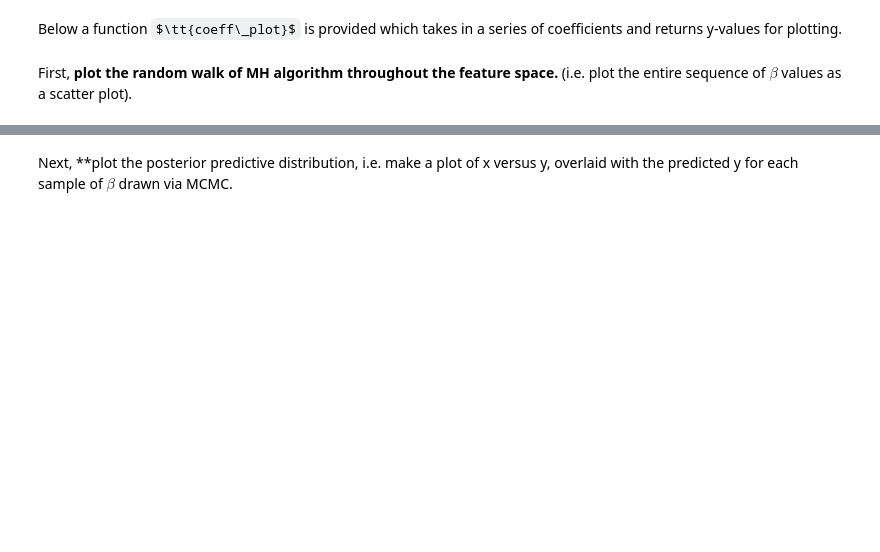
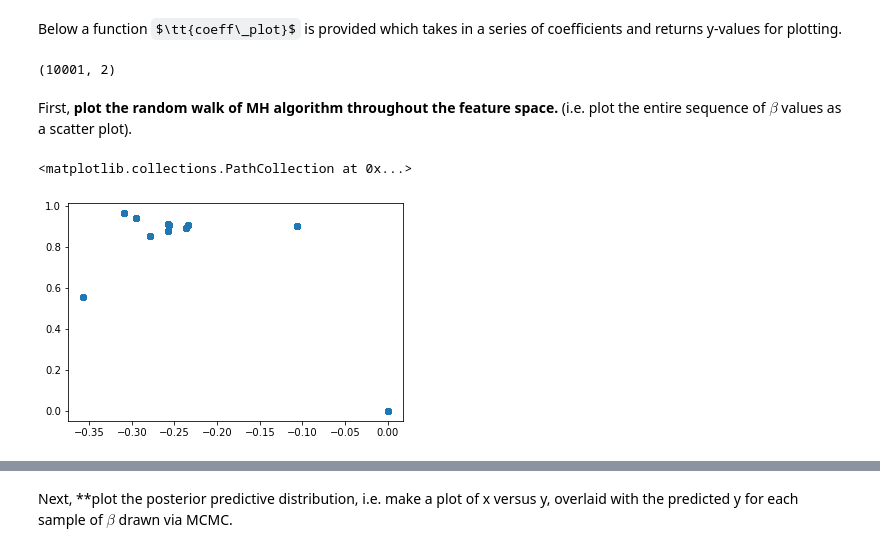
Before and after one commit to UMT-CSCI-591-Deep-Learning-2022/Week_14_MCMC, a Jupyter notebook: BayesianLinearRegression.ipynb, the cells around one changed output, grey strips where cells are left out. Drawn from its saved outputs; the diff is of its cells as text; code cells hidden in the pictures; some formulas as TeX source; blank space fills up the shorter version.

```diff
--- a/BayesianLinearRegression.ipynb
+++ b/BayesianLinearRegression.ipynb
@@ -129,18 +139,18 @@ Next, implement functions that accept $X$, $Y$, and $\beta$ and evaluate the log
 # %%
 
 def log_likelihood(beta,x,y,sigma_obs):
-  return
+    return np.sum(np.log(scipy.stats.norm(np.dot(beta,design_mat(x,1).T),sigma_obs).pdf(y)))
+
 
 def log_prior(beta,sigma_prior):
-  return
+    return np.sum(np.log(scipy.stats.norm(0,sigma_prior).pdf(beta)))
+
 
 def log_posterior(beta,x,y,sigma_obs,sigma_prior):
-  log_like = log_likelihood(beta,x,y,sigma_obs)
-  log_pr = log_prior(beta,sigma_prior)
-  return log_like + log_pr
+    log_like = log_likelihood(beta,x,y,sigma_obs)
+    log_pr = log_prior(beta,sigma_prior)
 
-
-## Strongly suggest doing some unit testing here!
+    return log_like + log_pr
 # %% [markdown]
 ## The Algorithms!
 
@@ -151,18 +163,27 @@ With the Bayesian definitions above it's now time to define our algorithms.  The
 
 #TODO: Implement Metropolis-Hastings algorithm
 def mh(order,steps=10000,stepsize=0.1):
-  betas = [np.zeros(order+1)] #initial guess
-  for i in range(steps):
-    if (i+1)%(steps/100) == 0:print("Step ",i+1,"/",steps,sep='') #print steps to check progress
+    betas = [np.zeros(order+1)] #initial guess
+    for i in range(steps):
+        if (i+1)%(steps/100) == 0:print("Step ",i+1,"/",steps,sep='') #print steps to check progress
 
-    #get a random uniform sample, what should the bounds be?
+        #get a random uniform sample, what should the bounds be?
+        u = np.random.uniform()
+        beta_proposed = np.random.normal(betas[-1],1)
+        a = np.exp(log_posterior(beta_proposed,x,y,sigma_obs,1)-log_posterior(betas[-1],x,y,sigma_obs,1))
+        acc = min(1,a)
+        if u < acc:
+            betas.append(beta_proposed)
+        else:
+            betas.append(betas[-1])
 
-    #there should be a new beta proposed in here
 
-    #what should the acceptance look like?
+        #there should be a new beta proposed in here
 
-    #do we need to look at the acceptance of all features individually or together?
-  return betas
+        #what should the acceptance look like?
+        # min(1,exp(ln(x*)-lin(x)))
+        #do we need to look at the acceptance of all features individually or together?
+    return betas
 # %% [markdown]
 Below run your implemented Metropolis-Hastings.
 # %%
@@ -189,2 +230,12 @@ def coeff_plot(coeffs,x):
+# %%
+betas = np.array(betas)
+betas.shape
+# %% [output]
+(10001, 2)
 # %% [markdown]
 First, **plot the random walk of MH algorithm throughout the feature space.** (i.e. plot the entire sequence of $\beta$ values as a scatter plot).
+# %%
+plt.scatter(x=betas[:,0],y=betas[:,1])
+# %% [output]
+<matplotlib.collections.PathCollection at 0x...>
+[figure, added]
```
Also changed, not shown: parts of 12 cells of this notebook.
